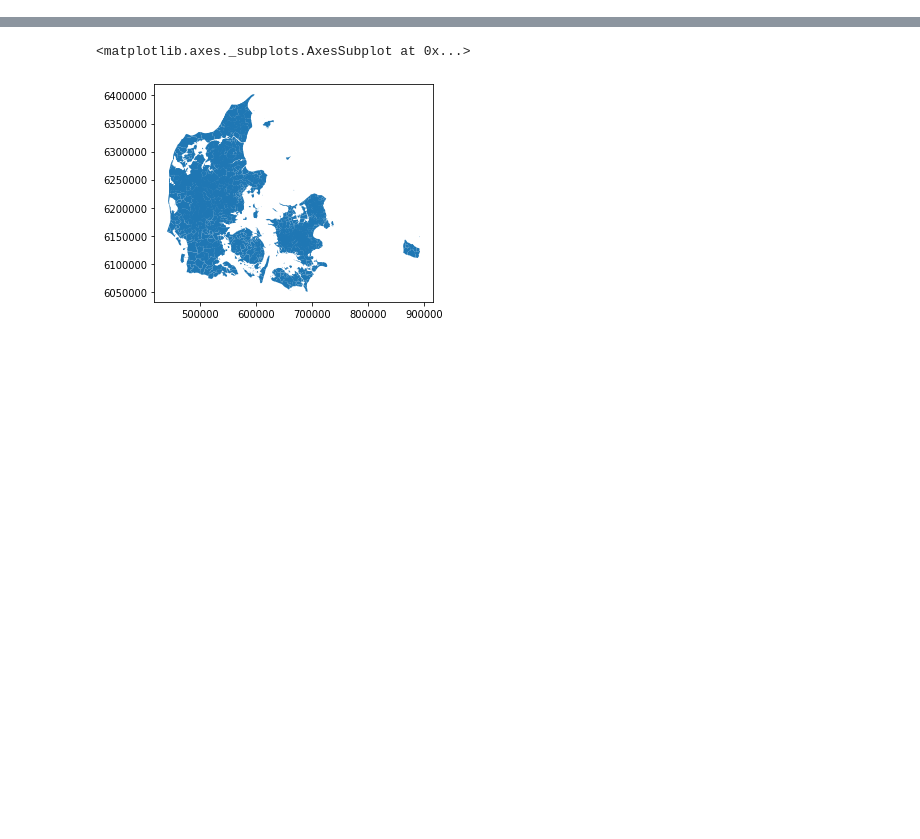
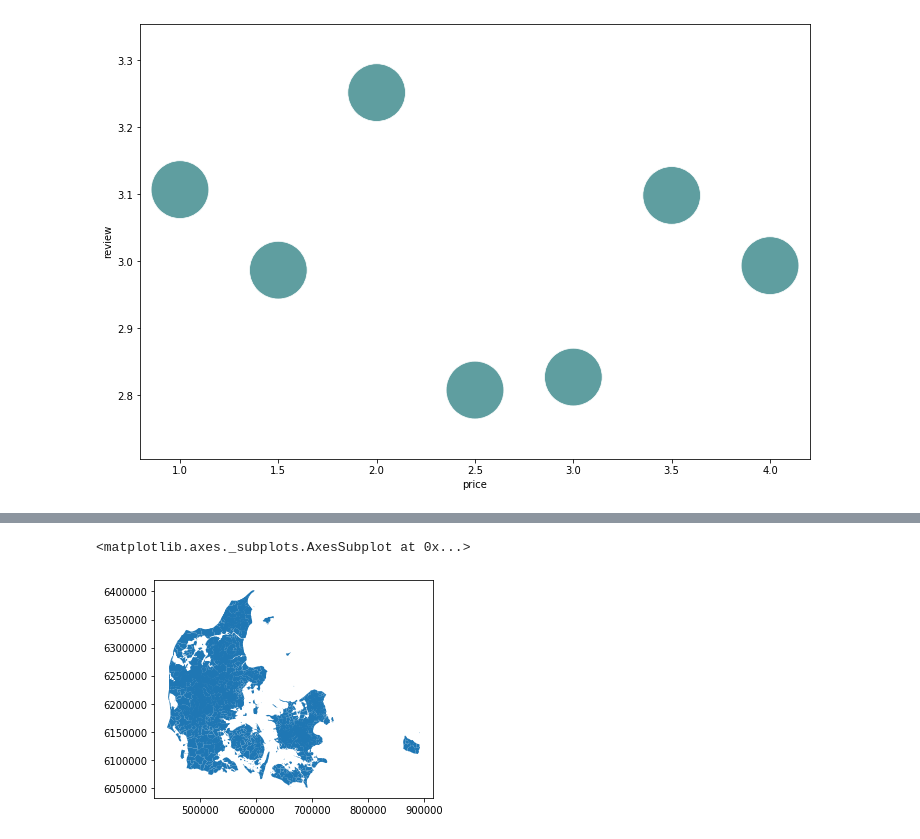
Before and after one commit to annarenneke/Group19, a Jupyter notebook: EXAM/Descriptive Stat.ipynb, the cells around one changed output, grey strips where cells are left out. Cells and saved outputs as stored; diff of their text form; code cells hidden in the pictures; blank space fills up the shorter version.

```diff
--- a/EXAM/Descriptive Stat.ipynb
+++ b/EXAM/Descriptive Stat.ipynb
@@ -51,0 +58,8 @@ plt.savefig('freq_plot.png')
+# %%
+#BUBBLE SCHART
+
+fig , ax = plt.subplots(1 , figsize = (12, 8))
+
+ax = sns.scatterplot(x = df['price'].groupby(by = df['price']).mean() , y = df['review'].groupby(by = df['price']).mean() , s = df['type'].value_counts()*10 , data = df , alpha = 1 , color = 'cadetblue')
+# %% [output]
+[figure, added]
```
Also changed, not shown: parts of 3 cells of this notebook, 1 other file.
